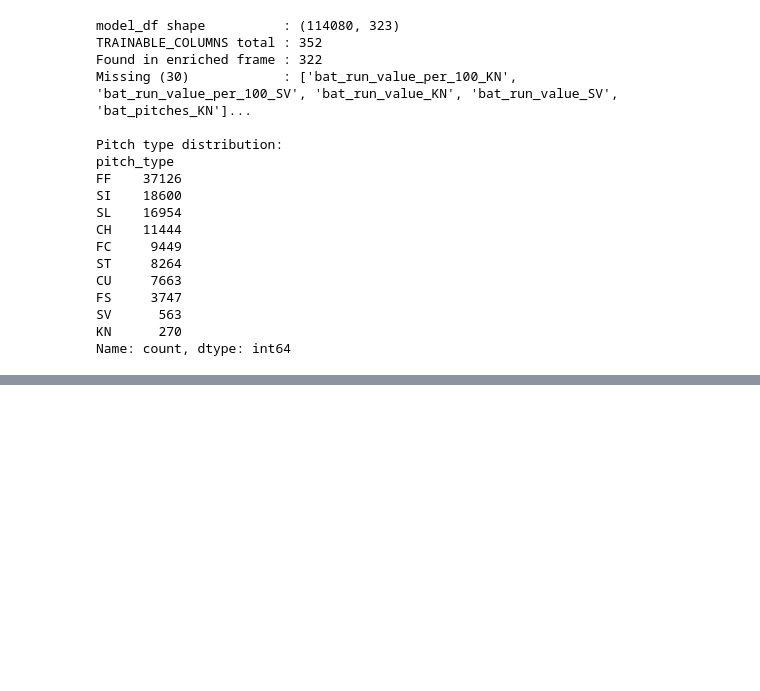
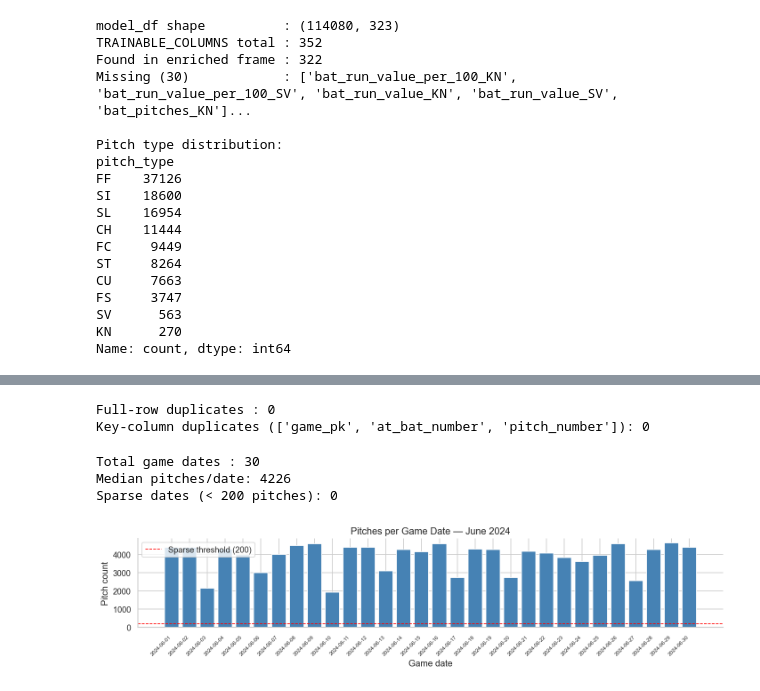
Before and after one commit to yihoolan/MLB-Pitch-Predictor, a Jupyter notebook: exploration/02_data_quality.ipynb, the cells around one changed output, grey strips where cells are left out. Saved outputs shown, nothing was run; the diff lists cells and outputs as text; code cells hidden in the pictures; blank space fills up the shorter version.

```diff
--- a/exploration/02_data_quality.ipynb
+++ b/exploration/02_data_quality.ipynb
@@ -151,0 +190,45 @@ Name: count, dtype: int64
+# %%
+### Duplicate row detection
+KEY_COLS = ['game_pk', 'at_bat_number', 'pitch_number']
+
+full_dups = df_enr.duplicated().sum()
+key_dups  = df_enr.duplicated(subset=KEY_COLS).sum()
+
+print(f'Full-row duplicates : {full_dups}')
+print(f'Key-column duplicates ({KEY_COLS}): {key_dups}')
+if key_dups > 0:
+    print('\nSample duplicate keys:')
+    dup_mask = df_enr.duplicated(subset=KEY_COLS, keep=False)
+    print(df_enr[dup_mask][KEY_COLS + ['pitch_type']].head(10))
+# %% [output]
+Full-row duplicates : 0
+Key-column duplicates (['game_pk', 'at_bat_number', 'pitch_number']): 0
+# %%
+### Pitches per game-date — flag sparse dates
+SPARSE_THRESHOLD = 200  ### fewer than this pitches on a date is worth noting
+
+per_date = df_enr.groupby('game_date').size().sort_index()
+sparse   = per_date[per_date < SPARSE_THRESHOLD]
+
+print(f'Total game dates : {len(per_date)}')
+print(f'Median pitches/date: {per_date.median():.0f}')
+print(f'Sparse dates (< {SPARSE_THRESHOLD} pitches): {len(sparse)}')
+if len(sparse):
+    print(sparse.to_string())
+
+fig, ax = plt.subplots(figsize=(12, 3))
+ax.bar(per_date.index.astype(str), per_date.values, width=0.8, color='steelblue')
+ax.axhline(SPARSE_THRESHOLD, color='red', linestyle='--', linewidth=1, label=f'Sparse threshold ({SPARSE_THRESHOLD})')
+ax.set_xlabel('Game date')
+ax.set_ylabel('Pitch count')
+ax.set_title('Pitches per Game Date — June 2024', fontsize=13)
+ax.legend()
+plt.xticks(rotation=45, ha='right', fontsize=7)
+sns.despine()
+plt.tight_layout()
+plt.show()
+# %% [output]
+Total game dates : 30
+Median pitches/date: 4226
+Sparse dates (< 200 pitches): 0
+[figure, added]
```
Also changed, not shown: parts of 2 cells of this notebook.
